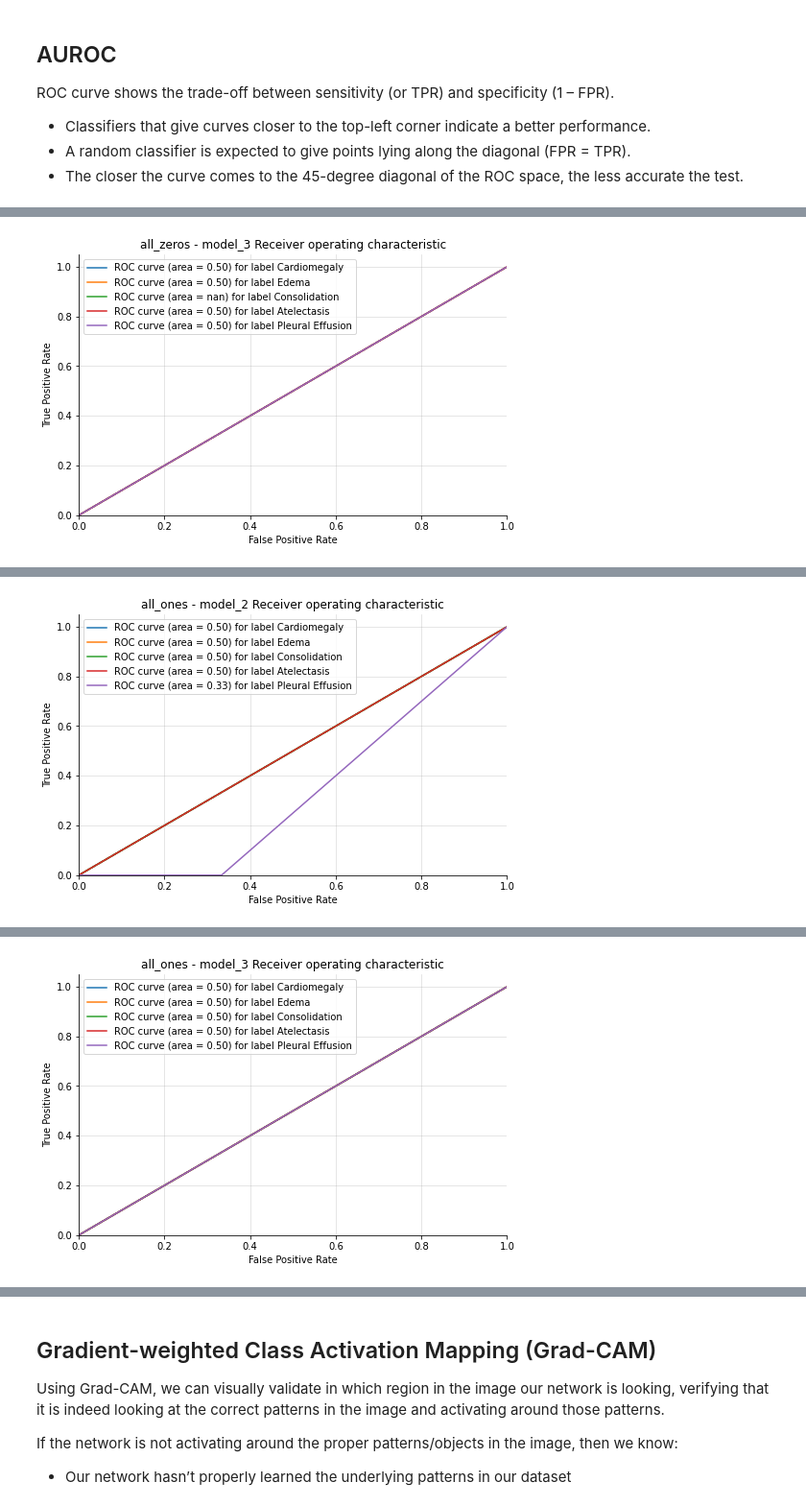
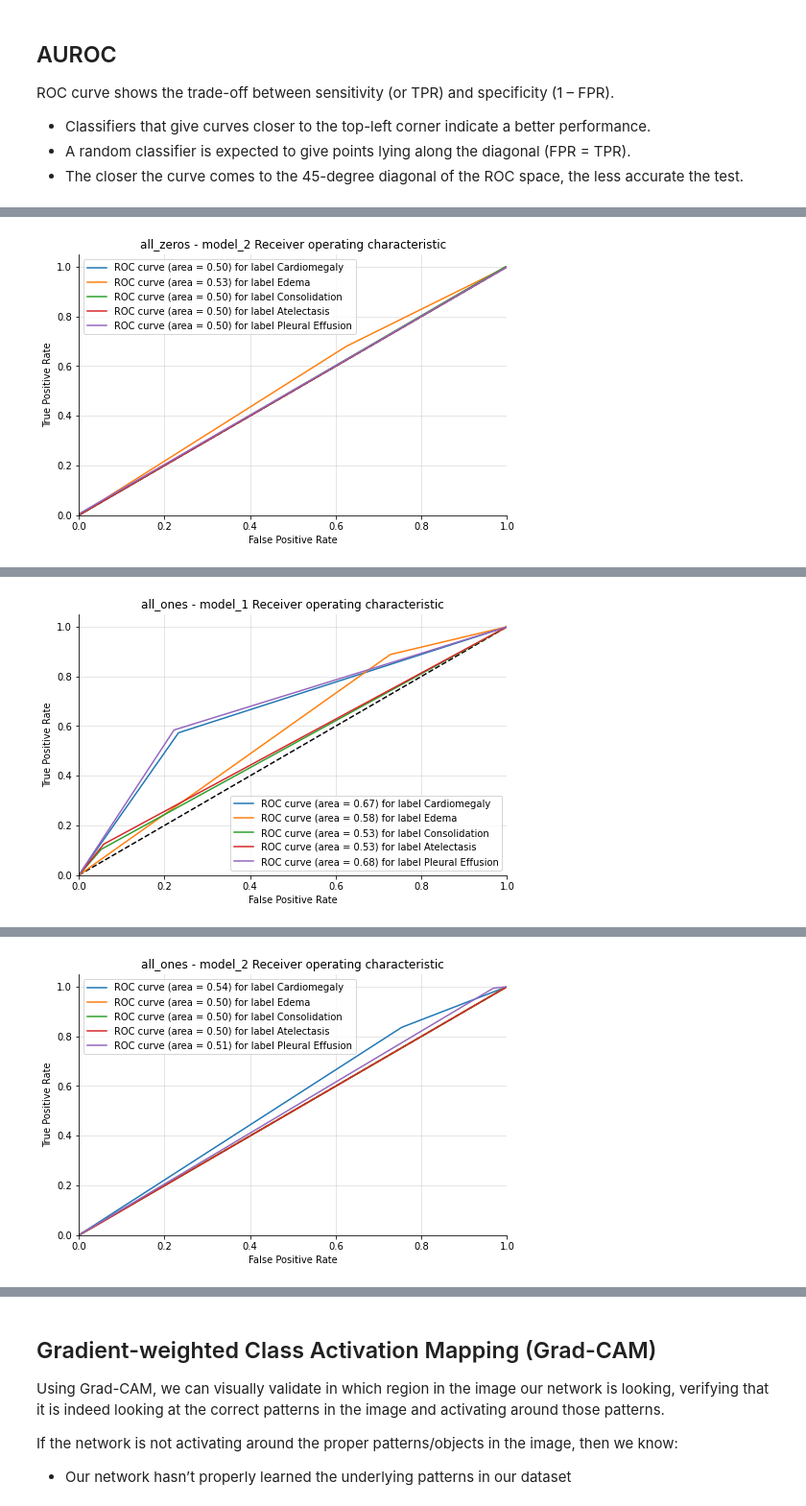
Before and after one commit to vassilispapadop/chexpert, a Jupyter notebook: CheXpert-nb-small.ipynb, the cells around one changed output, grey strips where cells are left out. Shown at 96% size. Drawn from its saved outputs; the diff is of its cells as text; code cells hidden in the pictures.

```diff
--- a/CheXpert-nb-small.ipynb
+++ b/CheXpert-nb-small.ipynb
@@ -223,7 +223,7 @@ Test Case: all_random - Number of labels: 5 - Selected Columns: ['Cardiomegaly',
 * We will use the ImageDatageneration from keras, we create a flow of input data into NN model.
 * We will calculate the class-weights of the train set in order to deal with imbalanced datasets
 # %%
-batch_size = 2
+batch_size = 32
 input_size = (100, 100)
 for case in dataset_cases:
   train_datagen=ImageDataGenerator(rescale=1./255.)
@@ -362,6 +362,6 @@ for case in dataset_cases:
                    tf.keras.applications.EfficientNetB0(weights='imagenet',
                                                         include_top = False,
                                                         input_tensor = tf.keras.Input(shape=(*input_size,3)))],
-                   case = case, epochs = 1)
+                   case = case, epochs = 10)
 # %% [output]
 Training case all_zeros - model_1
@@ -418,6 +428,8 @@ color_index = 0
 
 eval_metrics = ['loss', 'accuracy','f1_m', 'recall_m']
 for case in dataset_cases:
+  if case.test_case == 'all_random':
+    continue
   index = 1
   for history in case.models_history:
     plot_metrics(history, case.test_case,eval_metrics , color_index, index)
@@ -431,6 +443,9 @@ You can use a confusion matrix to summarize the actual vs. predicted labels, whe
 # %%
 from sklearn.metrics import multilabel_confusion_matrix
 for case in dataset_cases:
+  if case.test_case == 'all_random':
+    continue
+
   index = 1
   for model in case.models:
     print(f'Evaluating case {case.test_case}-model_{index}')
@@ -515,6 +524,8 @@ def plot_multiclass_roc(y_test, y_probs, model, labels, figsize=(17, 6)):
 
 
 for case in dataset_cases:
+  if case.test_case == 'all_random':
+    continue
   index = 1
   for model in case.models:
     print(f'Evaluating AUROC for case {case.test_case} - model_{index}')
@@ -524,7 +535,7 @@ for case in dataset_cases:
 
     y_true = case.test_generator.labels
     classes = case.df.columns[1:case.num_classes+1]
+    plot_multiclass_roc(y_true, preds, f'{case.test_case} - model_{index}', classes, figsize = (8,5))
     index += 1
-    plot_multiclass_roc(y_true, preds, f'{case.test_case} - model_{index}', classes, figsize = (8,5))
 # %% [output]
 Evaluating AUROC for case all_zeros - model_1
@@ -535,2 +546,2 @@ Evaluating AUROC for case all_zeros - model_2
-[figure, old version]
+[figure, new version]
 Evaluating AUROC for case all_ones - model_1
@@ -538,2 +549,2 @@ Evaluating AUROC for case all_ones - model_1
-[figure, old version]
+[figure, new version]
 Evaluating AUROC for case all_ones - model_2
@@ -541 +552 @@ Evaluating AUROC for case all_ones - model_2
-[figure, old version]
+[figure, new version]
```
Also changed, not shown: parts of 12 cells of this notebook.
